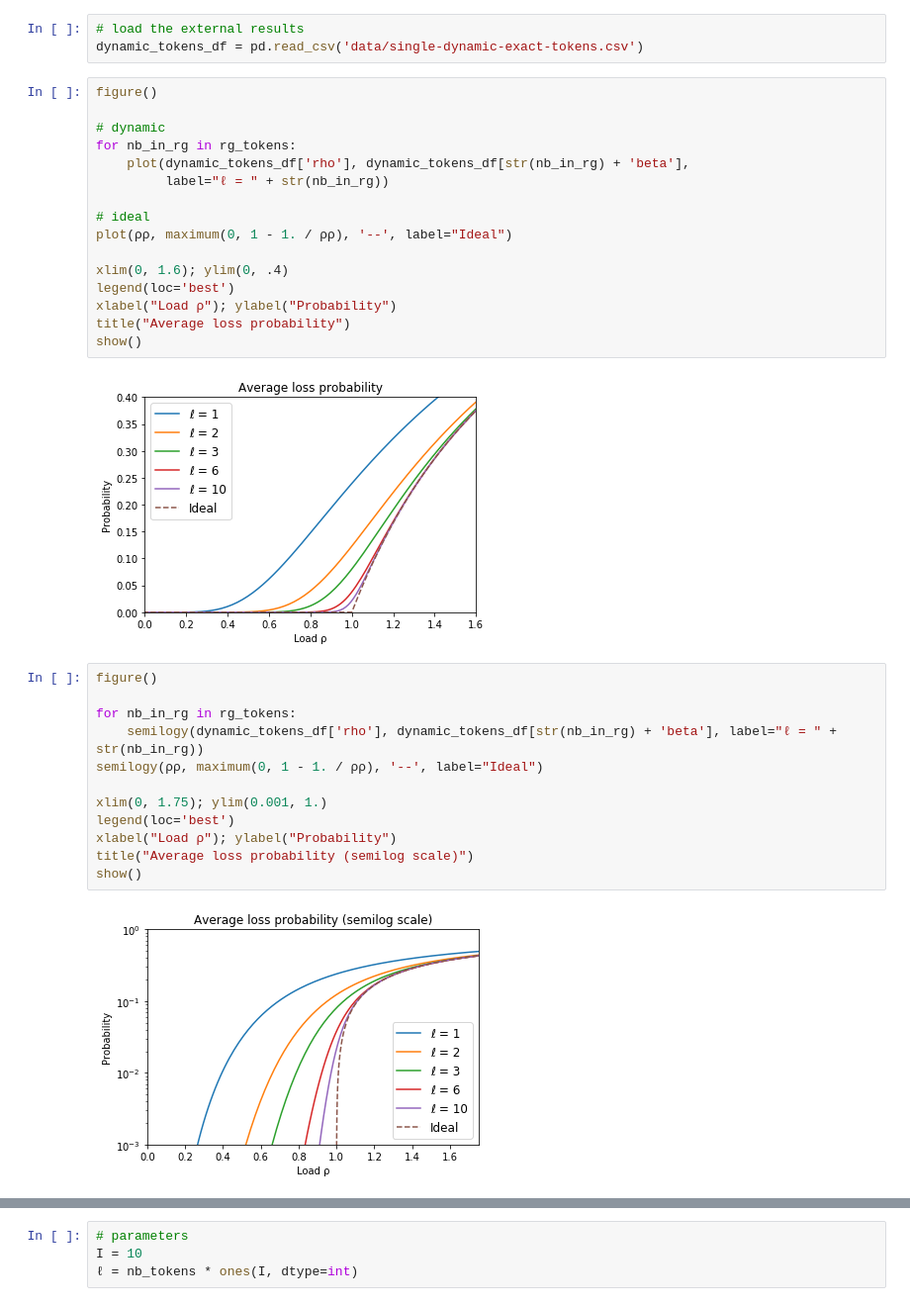
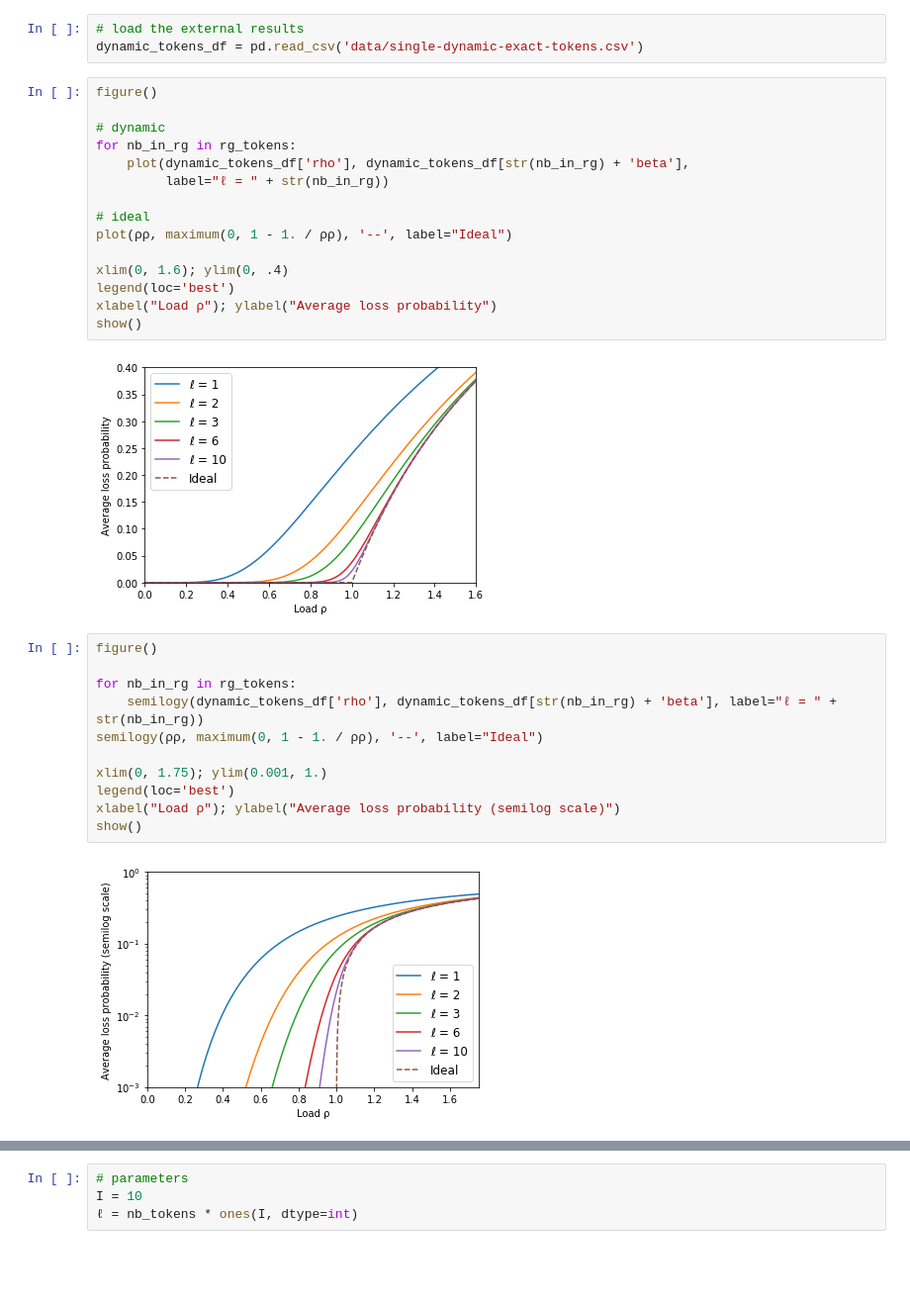
Before and after one commit to ccomte/phd-thesis, a Jupyter notebook: 8-load-balancing/plot.ipynb, the cells around one changed output, grey strips where cells are left out. Shown at 99% size. Drawn from its saved outputs; the diff is of its cells as text; blank space fills up the shorter version.

```diff
--- a/8-load-balancing/plot.ipynb
+++ b/8-load-balancing/plot.ipynb
@@ -299,21 +302,20 @@ dynamic_tokens_df = pd.read_csv('data/single-dynamic-exact-tokens.csv')
 # %%
 figure()
 
 # dynamic
 for nb_in_rg in rg_tokens:
     plot(dynamic_tokens_df['rho'], dynamic_tokens_df[str(nb_in_rg) + 'beta'],
          label="ℓ = " + str(nb_in_rg))
 
 # ideal
 plot(ρρ, maximum(0, 1 - 1. / ρρ), '--', label="Ideal")
 
 xlim(0, 1.6); ylim(0, .4)
 legend(loc='best')
-xlabel("Load ρ"); ylabel("Probability")
-title("Average loss probability")
+xlabel("Load ρ"); ylabel("Average loss probability")
 show()
 # %% [output]
-[figure, old version]
+[figure, new version]
 # %%
 figure()
 
@@ -323,11 +325,10 @@ semilogy(ρρ, maximum(0, 1 - 1. / ρρ), '--', label="Ideal")
 
 xlim(0, 1.75); ylim(0.001, 1.)
 legend(loc='best')
-xlabel("Load ρ"); ylabel("Probability")
-title("Average loss probability (semilog scale)")
+xlabel("Load ρ"); ylabel("Average loss probability (semilog scale)")
 show()
 # %% [output]
-[figure, old version]
+[figure, new version]
 # %%
 figure()
 
```
Also changed, not shown: parts of 29 cells of this notebook, 2 other files.
